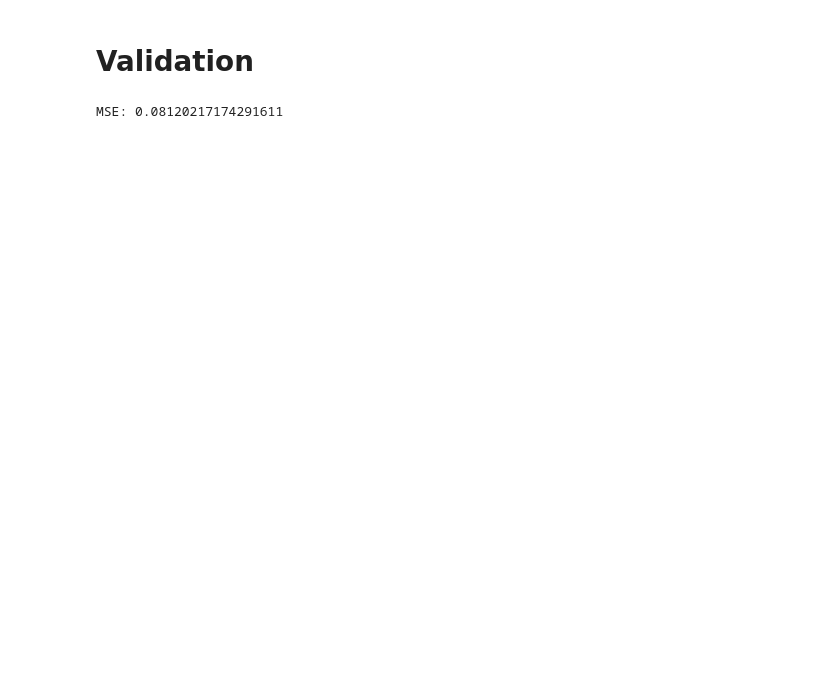
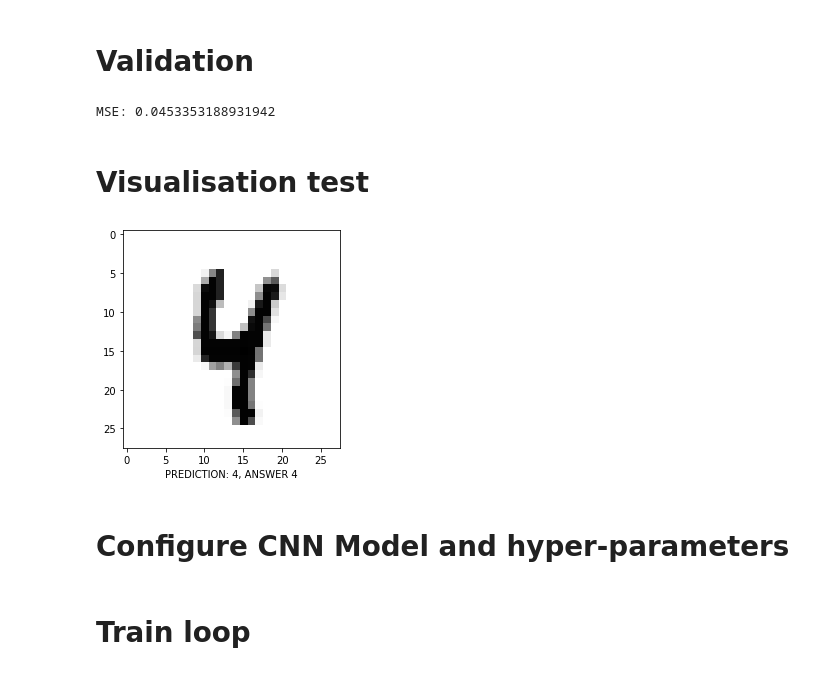
Before and after one commit to Leon-Parepko/ML-Study, a Jupyter notebook: Deep_Learning/Mnist_Test.ipynb, the cells around one changed output. Drawn from its saved outputs; the diff is of its cells as text; code cells hidden in the pictures; blank space fills up the shorter version.

```diff
--- a/Deep_Learning/Mnist_Test.ipynb
+++ b/Deep_Learning/Mnist_Test.ipynb
@@ -86,17 +76,32 @@ with torch.no_grad():
     answers = torch.zeros(10)
     predictions = torch.zeros(10)
 
-    for batch in tqdm(valid_batch_loader):
-        features, ans = batch
+    for i, (features, ans) in enumerate(tqdm(valid_batch_loader)):
+        predictions = torch.vstack((predictions, nn.functional.normalize(mnist_nn(features.view(-1, 28*28)))))
 
-        for i in range(0, valid_batch_loader.batch_size):
-            predictions = torch.vstack((predictions, model(features[i].view(-1))))
+        # Convert to one-hot encoded
+        ans = nn.functional.one_hot(ans, num_classes=10)
 
-            ans_as_vect = torch.zeros(10)
-            ans_as_vect[ans[i]] = 1
-
-            answers = torch.vstack((answers, ans_as_vect))
+        answers = torch.vstack((answers, ans))
 
     print(f"MSE: {mse(predictions.T, answers.T)}")
 # %% [output]
-MSE: 0.08120217174291611
+MSE: 0.0453353188931942
+# %% [markdown]
+# Visualisation test
+# %%
+rand_individ = random.randint(0, 60_000)
+img = dataset[rand_individ][0].view((28, 28))
+ans = dataset[rand_individ][1]
+
+
+with torch.no_grad():
+    pred = mnist_nn(img.view(-1)).argmax()
+
+plt.imshow(img, cmap='Greys')
+plt.xlabel(f"PREDICTION: {pred}, ANSWER {ans}")
+pass
+# %% [output]
+[figure, added]
+# %% [markdown]
+# Configure CNN Model and hyper-parameters
@@ -102,0 +116,2 @@ MSE: 0.08120217174291611
+# %% [markdown]
+# Train loop
```
Also changed, not shown: parts of 12 cells of this notebook, 2 other files.
